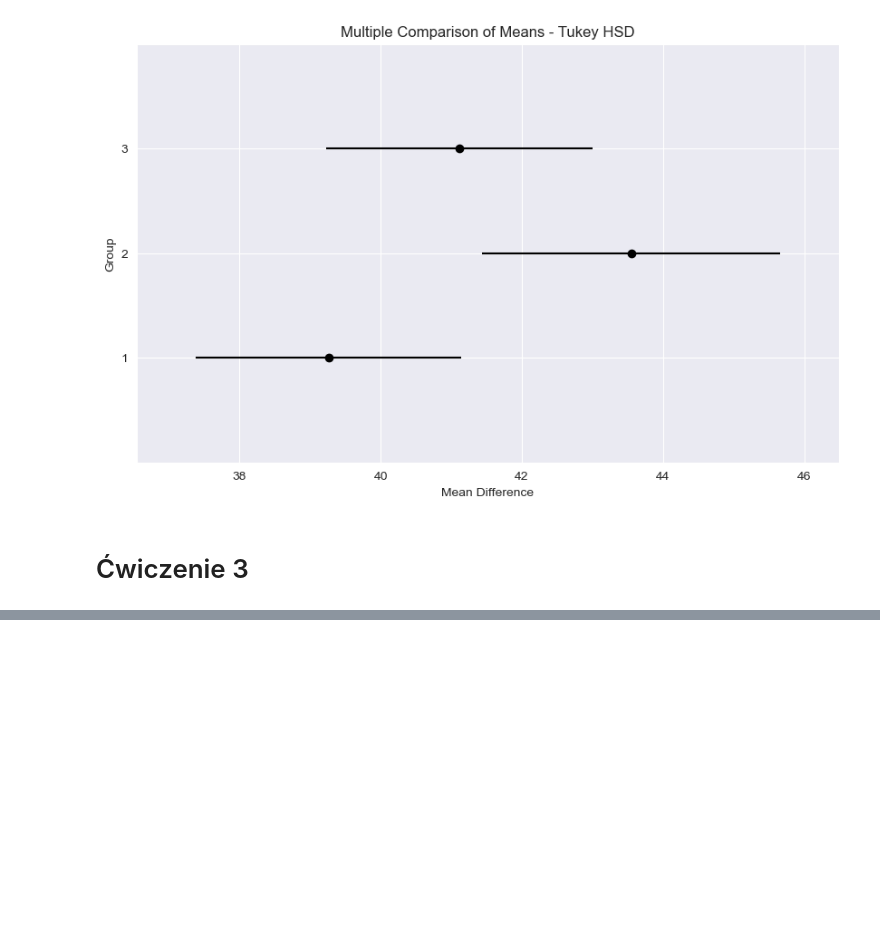
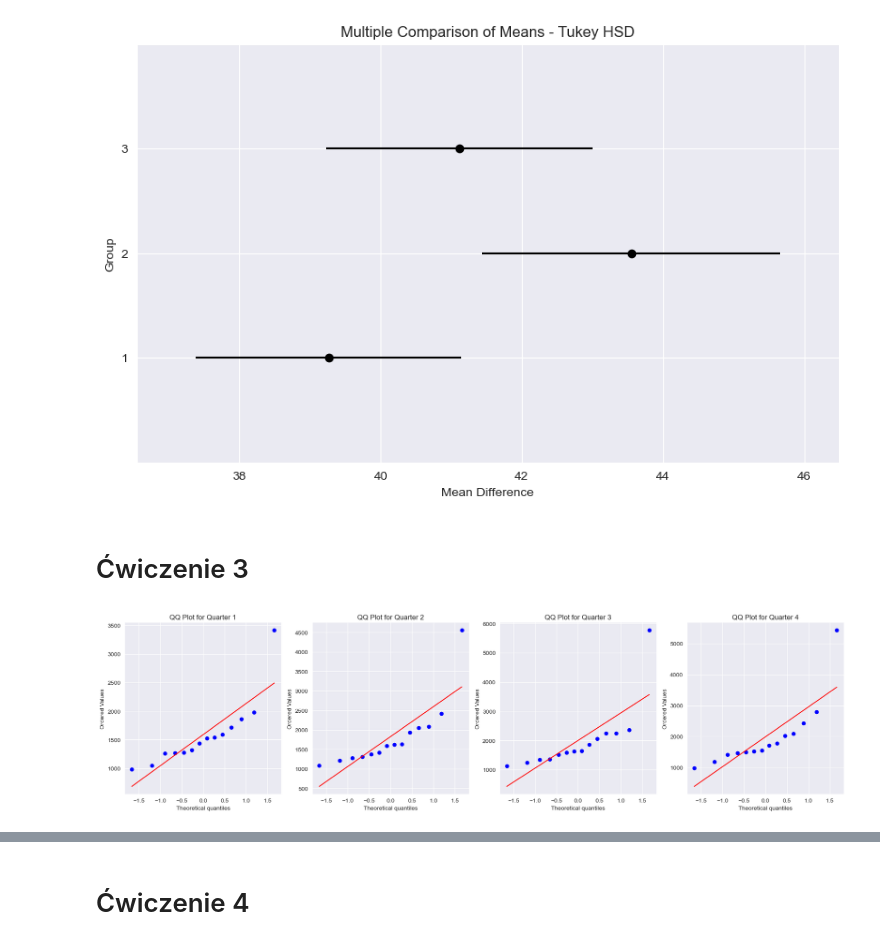
Before and after one commit to mpszkudlarek/advanced-techniques-of-data-analysis, a Jupyter notebook: lista_6/lista_6.ipynb, the cells around one changed output, grey strips where cells are left out. Saved outputs shown, nothing was run; the diff lists cells and outputs as text; code cells hidden in the pictures; blank space fills up the shorter version.

```diff
--- a/lista_6/lista_6.ipynb
+++ b/lista_6/lista_6.ipynb
@@ -129,3 +134,77 @@ group1 group2 meandiff p-adj   lower  upper  reject
 [figure]
 # %% [markdown]
 # Ćwiczenie 3
+# %%
+sales_data = np.array([
+    [3415, 4556, 5772, 5432],
+    [1593, 1937, 2242, 2794],
+    [1976, 2056, 2240, 2085],
+    [1526, 1594, 1644, 1705],
+    [1538, 1634, 1866, 1769],
+    [983, 1086, 1135, 1177],
+    [1050, 1209, 1245, 977],
+    [1861, 2087, 2054, 2018],
+    [1714, 2415, 2361, 2424],
+    [1320, 1621, 1624, 1551],
+    [1276, 1377, 1522, 1412],
+    [1263, 1279, 1350, 1490],
+    [1271, 1417, 1583, 1513],
+    [1436, 1310, 1357, 1468]
+])
+
+fig, axs = plt.subplots(1, 4, figsize=(18, 5))
+for i in range(sales_data.shape[1]):
+    stats.probplot(sales_data[:, i], dist="norm", plot=axs[i])
+    axs[i].set_title(f'QQ Plot for Quarter {i + 1}')
+plt.tight_layout()
+plt.show()
+
+alpha = 0.05
+#Dla testu Shapiro-Wilka (normalność rozkładu):
+# H0: Dane w każdym kwartale mają rozkład normalny.
+# H1: Dane w co najmniej jednym kwartale nie mają rozkładu normalnego.
+shapiro_results = [stats.shapiro(sales_data[:, i]) for i in range(sales_data.shape[1])]
+
+# Dla testu Kruskala-Wallisa (różnice median):
+# H0: Mediany we wszystkich grupach są równe.
+# H1: Przynajmniej jedna grupa ma medianę różną od innych grup.
+kruskal_result = stats.kruskal(sales_data[:, 0], sales_data[:, 1], sales_data[:, 2], sales_data[:, 3])
+
+# Hipoteza zerowa (H0):
+# Nie ma różnic w medianach między poszczególnymi grupami (lub warunkami).
+# Hipoteza alternatywna (H1):
+# Istnieją różnice w medianach między co najmniej dwiema z grup.
+friedman_result = stats.friedmanchisquare(sales_data[:, 0], sales_data[:, 1], sales_data[:, 2], sales_data[:, 3])
+
+interpretacja_shapiro_sales = [
+    f"Normalność rozkładu dla kwartału {i + 1}: {'nie ma podstaw do odrzucenia hipotezy zerowej' if test.pvalue > alpha else 'są podstawy do odrzucenia hipotezy zerowej'}" for
+    i, test in enumerate(shapiro_results)]
+interpretacja_kruskal = f"Różnice median między kwartałami: {'nie ma podstaw do odrzucenia hipotezy zerowej' if kruskal_result.pvalue > alpha else 'są podstawy do odrzucenia hipotezy zerowej'}"
+interpretacja_friedmana = f"Różnice w sprzedaży między kwartałami: {'nie ma podstaw do odrzucenia hipotezy zerowej' if friedman_result.pvalue > alpha else 'są podstawy do odrzucenia hipotezy zerowej'}"
+
+print(f"""
+Wyniki testu Shapiro-Wilka dla normalności danych sprzedażowych:
+- Kwartał 1: p-wartość = {shapiro_results[0].pvalue:.4f}, interpretacja: {interpretacja_shapiro_sales[0]}
+- Kwartał 2: p-wartość = {shapiro_results[1].pvalue:.4f}, interpretacja: {interpretacja_shapiro_sales[1]}
+- Kwartał 3: p-wartość = {shapiro_results[2].pvalue:.4f}, interpretacja: {interpretacja_shapiro_sales[2]}
+- Kwartał 4: p-wartość = {shapiro_results[3].pvalue:.4f}, interpretacja: {interpretacja_shapiro_sales[3]}
+
+# Wynik testu Kruskala-Wallisa na różnice median między kwartałami:
+# - Wartość statystyki testowej: {kruskal_result.statistic:.4f}
+# - P-wartość: {kruskal_result.pvalue:.4f}
+#
+# Interpretacja testu Kruskala-Wallisa: {interpretacja_kruskal}
+
+Wynik testu Friedmana na różnice w sprzedaży między kwartałami:
+- Wartość statystyki testowej: {friedman_result.statistic:.4f}
+- P-wartość: {friedman_result.pvalue:.4f}
+
+Interpretacja testu Friedmana: {interpretacja_friedmana}
+""")
+
+
+# Wniosek: Nie ma statystycznych podstaw do sądzenia, że kampania miała wpływ na sprzedaż w poszczególnych kwartałach.
+# Pytania: jak test s-w sprawdza to wtedy nie ma sensu levene'a
+# czy te grupy są zależne?
+# %% [output]
+[figure, added]
@@ -131,0 +228,2 @@ group1 group2 meandiff p-adj   lower  upper  reject
+# %% [markdown]
+# Ćwiczenie 4
```
Also changed, not shown: parts of 2 cells of this notebook.
